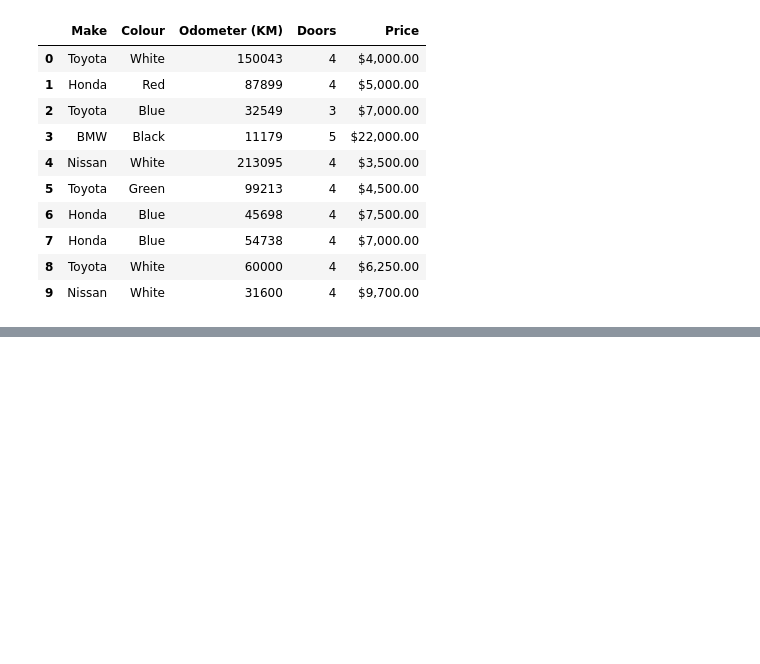
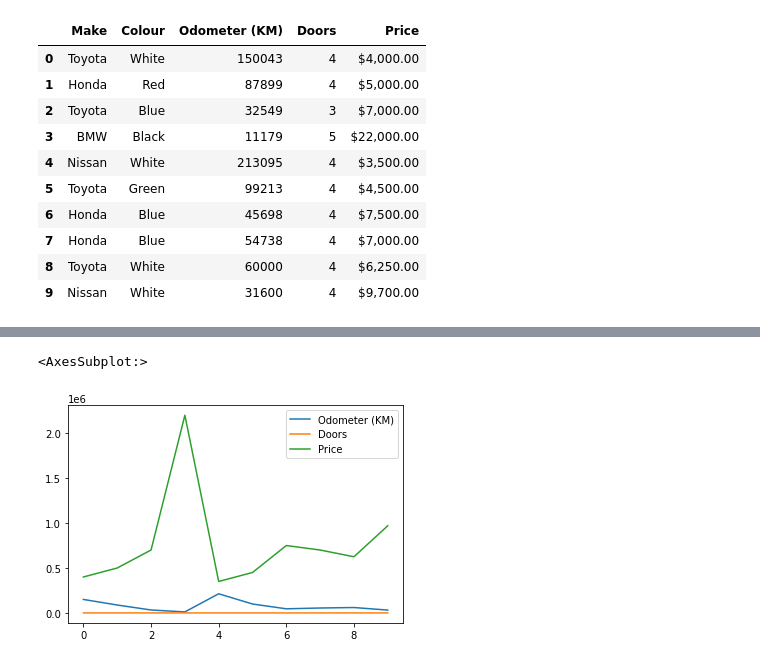
Before and after one commit to studywitme/learn-pandas, a Jupyter notebook: introduction-to-pandas.ipynb, the cells around one changed output, grey strips where cells are left out. Drawn from its saved outputs; the diff is of its cells as text; code cells hidden in the pictures; blank space fills up the shorter version.

```diff
--- a/introduction-to-pandas.ipynb
+++ b/introduction-to-pandas.ipynb
@@ -36,0 +161,7 @@ car_sales
+# %%
+car_sales['Price'] = car_sales['Price'].replace('[\$\,\.]',"",regex=True).astype(int)
+# %%
+car_sales.plot()
+# %% [output]
+<AxesSubplot:>
+[figure, added]
```
Also changed, not shown: parts of 36 cells of this notebook, 1 other file.
